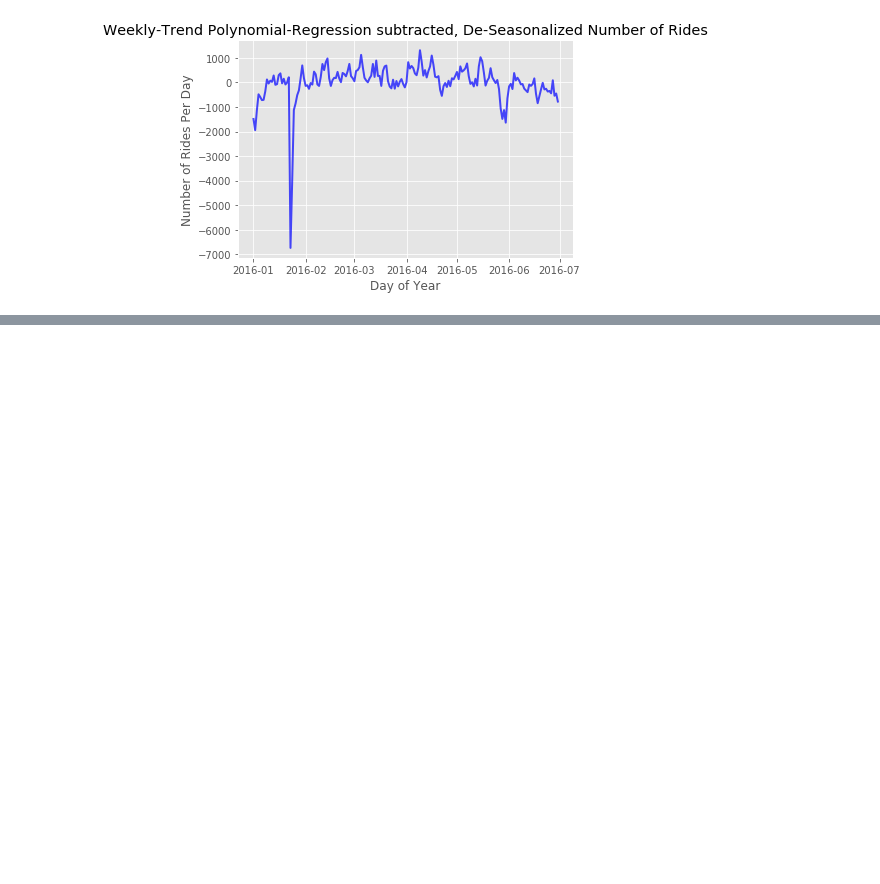
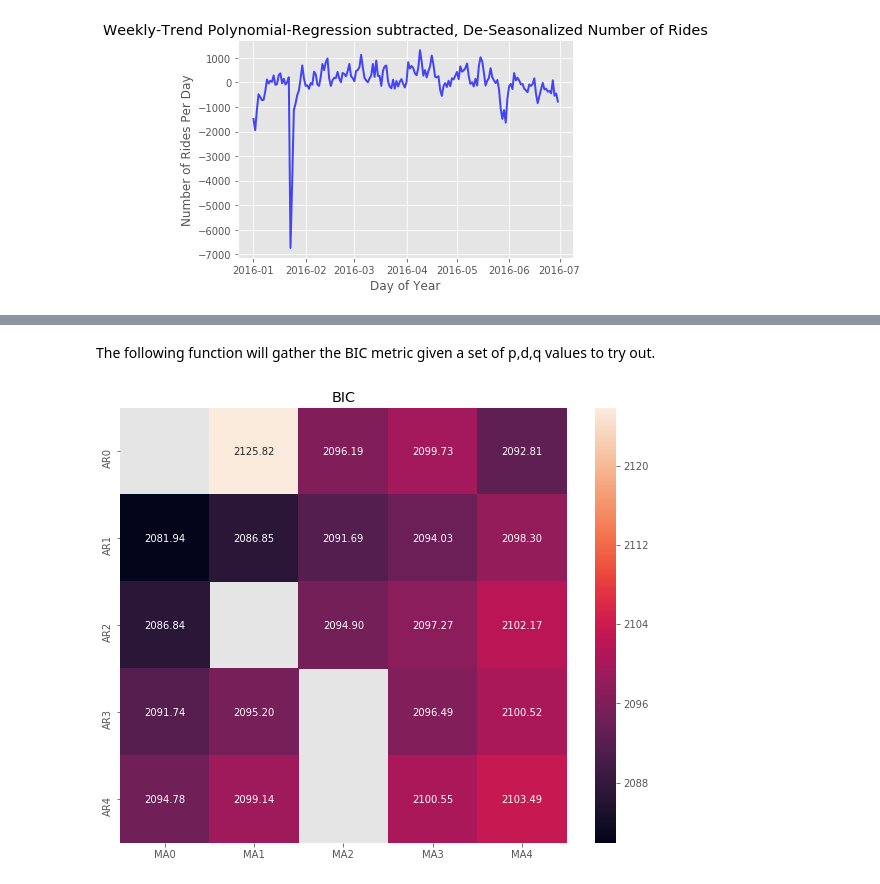
Before and after one commit to justin-hj-kim/NYCtaxi_data_science, a Jupyter notebook: models/deseasonalized_time_series.ipynb, the cells around one changed output, grey strips where cells are left out. Cells and saved outputs as stored; diff of their text form; code cells hidden in the pictures; blank space fills up the shorter version.

```diff
--- a/models/deseasonalized_time_series.ipynb
+++ b/models/deseasonalized_time_series.ipynb
@@ -309,0 +443,47 @@ plt.show()
+# %% [markdown]
+The following function will gather the BIC metric given a set of p,d,q values to try out.
+# %%
+#credit to Jeffery Yau @ https://www.youtube.com/watch?v=tJ-O3hk1vRwhttps://www.youtube.com/watch?v=tJ-O3hk1vRw
+#PyData SF2016 conference
+
+import itertools
+
+p_min = 0
+d_min = 0
+q_min = 0
+p_max = 4
+d_max = 0
+q_max = 4
+
+# Initialize a DataFrame to store the results
+results_bic = pd.DataFrame(index=['AR{}'.format(i) for i in range(p_min,p_max+1)],
+                           columns=['MA{}'.format(i) for i in range(q_min,q_max+1)])
+
+for p,d,q in itertools.product(range(p_min,p_max+1),
+                               range(d_min,d_max+1),
+                               range(q_min,q_max+1)):
+    if p==0 and d==0 and q==0:
+        results_bic.loc['AR{}'.format(p), 'MA{}'.format(q)] = np.nan
+        continue
+
+    try:
+        model = sm.tsa.SARIMAX(ts_train, order=(p, d, q),
+                               #enforce_stationarity=False,
+                               #enforce_invertibility=False,
+                              )
+        results = model.fit()
+        results_bic.loc['AR{}'.format(p), 'MA{}'.format(q)] = results.bic
+    except:
+        continue
+results_bic = results_bic[results_bic.columns].astype(float)
+# %%
+fig, ax = plt.subplots(figsize=(10, 8))
+ax = sns.heatmap(results_bic,
+                 mask=results_bic.isnull(),
+                 ax=ax,
+                 annot=True,
+                 fmt='.2f',
+                 );
+ax.set_title('BIC');
+# %% [output]
+[figure, added]
```
Also changed, not shown: parts of 31 cells of this notebook, 1 other file.
